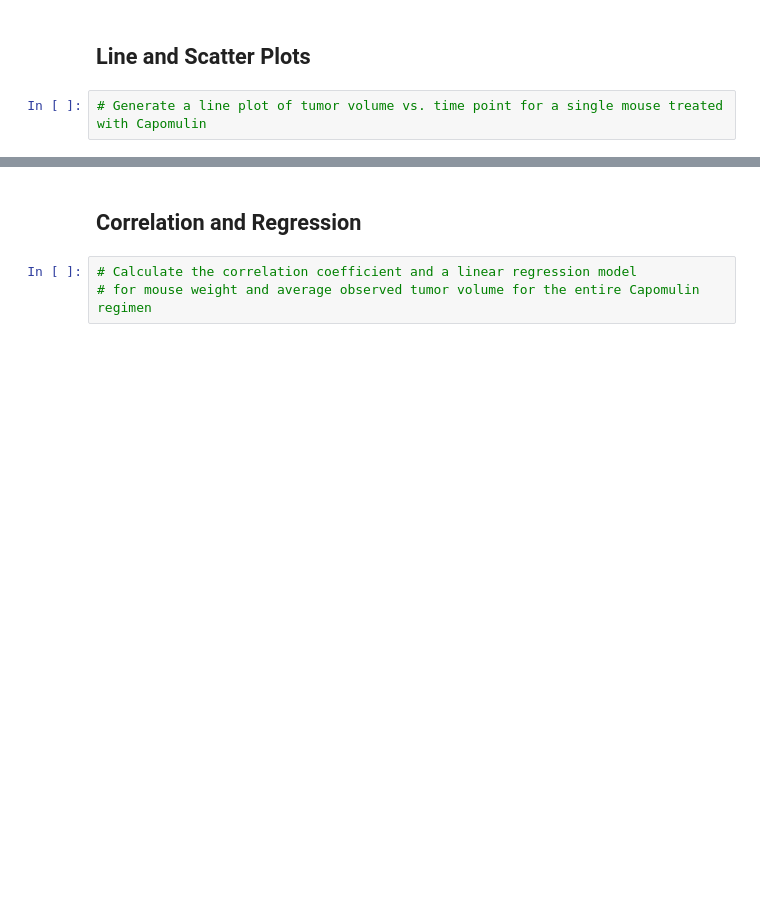
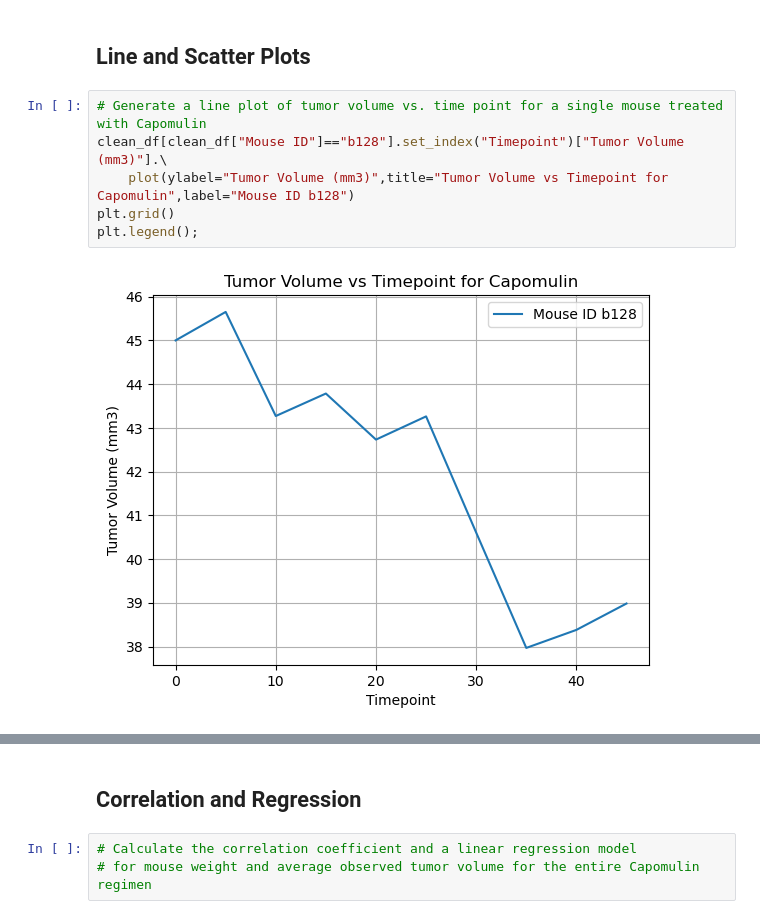
Before and after one commit to HasmigG/Pymaceuticals, a Jupyter notebook: pymaceuticals_starter.ipynb, the cells around one changed output, grey strips where cells are left out. Cells and saved outputs as stored; diff of their text form; blank space fills up the shorter version.

```diff
--- a/pymaceuticals_starter.ipynb
+++ b/pymaceuticals_starter.ipynb
@@ -216,5 +250,11 @@ plt.show()
 ## Line and Scatter Plots
 # %%
 # Generate a line plot of tumor volume vs. time point for a single mouse treated with Capomulin
+clean_df[clean_df["Mouse ID"]=="b128"].set_index("Timepoint")["Tumor Volume (mm3)"].\
+    plot(ylabel="Tumor Volume (mm3)",title="Tumor Volume vs Timepoint for Capomulin",label="Mouse ID b128")
+plt.grid()
+plt.legend();
+# %% [output]
+[figure, added]
 # %%
 # Generate a scatter plot of mouse weight vs. the average observed tumor volume for the entire Capomulin regimen
```
Also changed, not shown: parts of 6 cells of this notebook.
